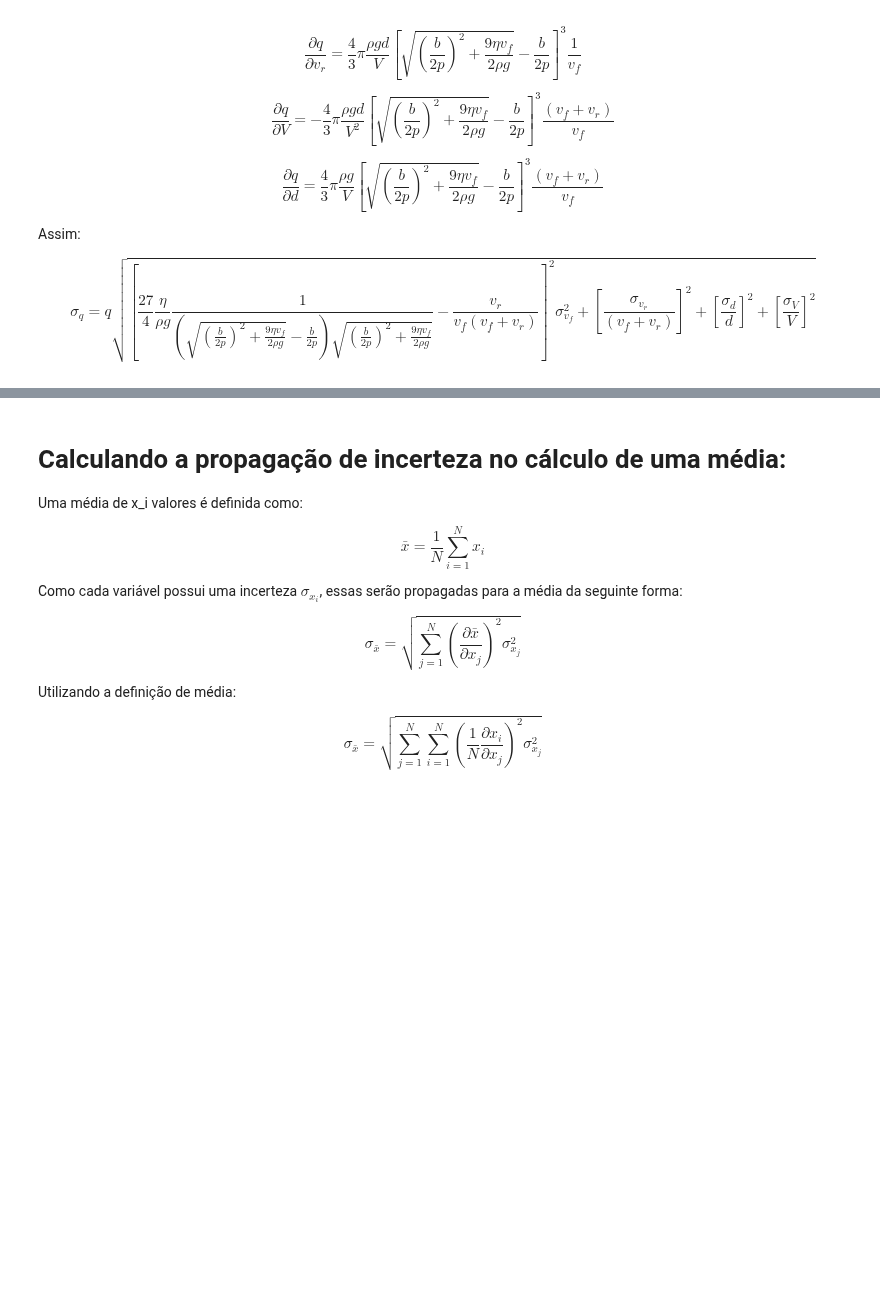
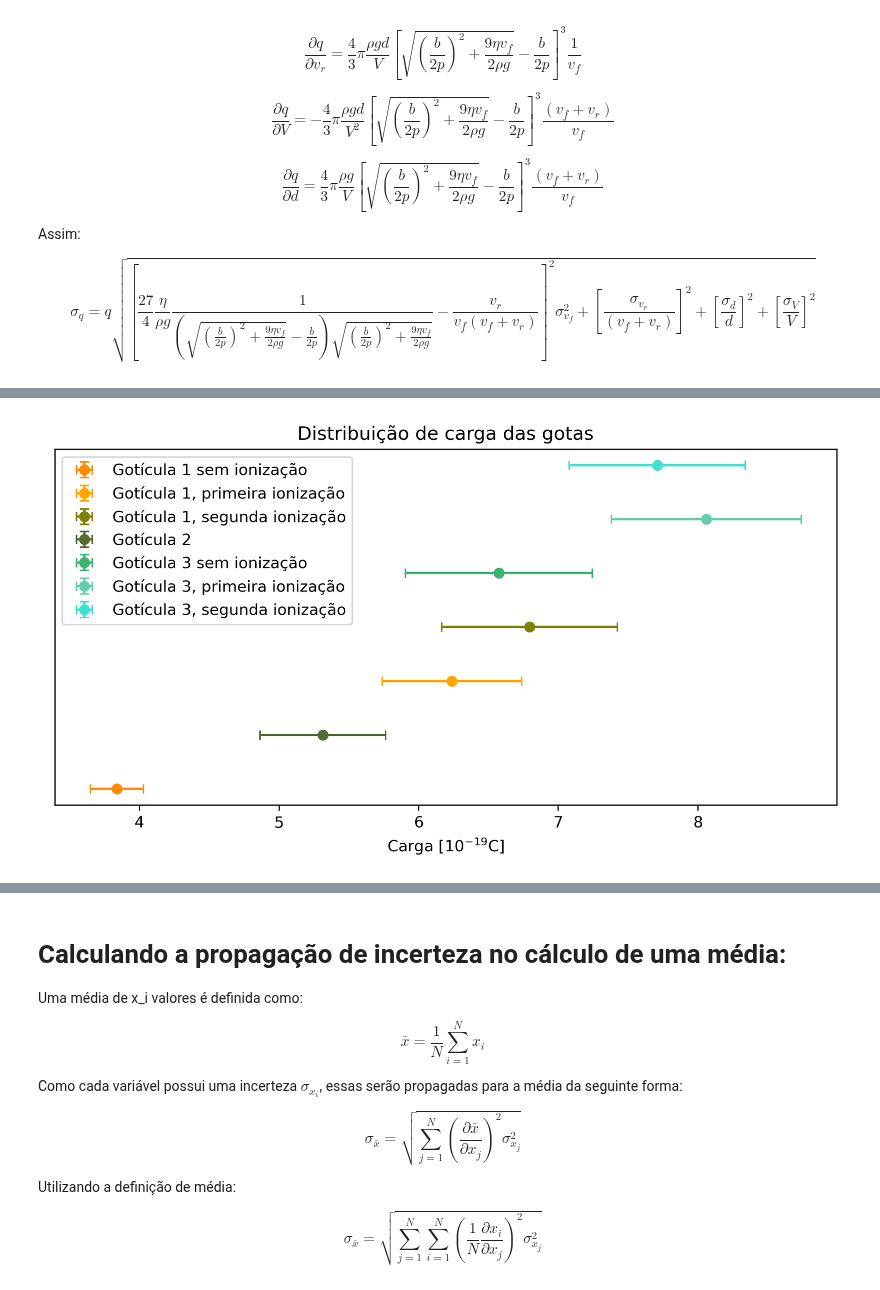
Before and after one commit to viniciusrocca/College_Codes, a Jupyter notebook: Lab3/Millikan_Oil_Drop.ipynb, the cells around one changed output, grey strips where cells are left out. Saved outputs shown, nothing was run; the diff lists cells and outputs as text; code cells hidden in the pictures; blank space fills up the shorter version.

```diff
--- a/Lab3/Millikan_Oil_Drop.ipynb
+++ b/Lab3/Millikan_Oil_Drop.ipynb
@@ -313,0 +319,18 @@ plt.show()
+# %%
+plt.figure(figsize = [9.0,4.2], dpi = 300)
+plt.errorbar(q[0]/1e-19,[1],0,sigma_q[0]/1e-19,'o', color = 'Darkorange', capsize=3, label = 'Gotícula 1 sem ionização')
+plt.errorbar(q[1]/1e-19,[3],0,sigma_q[1]/1e-19,'o', color = 'Orange', capsize=3, label = 'Gotícula 1, primeira ionização')
+plt.errorbar(q[2]/1e-19,[4],0,sigma_q[2]/1e-19,'o', color = 'Olive', capsize=3, label = 'Gotícula 1, segunda ionização')
+plt.errorbar(q[3]/1e-19,[2],0,sigma_q[3]/1e-19,'o', color = 'Darkolivegreen', capsize=3, label ='Gotícula 2')
+plt.errorbar(q[4]/1e-19,[5],0,sigma_q[4]/1e-19,'o', color = 'Mediumseagreen', capsize=3, label = 'Gotícula 3 sem ionização')
+plt.errorbar(q[5]/1e-19,[6],0,sigma_q[5]/1e-19,'o', color = 'Mediumaquamarine', capsize=3, label = 'Gotícula 3, primeira ionização')
+plt.errorbar(q[6]/1e-19,[7],0,sigma_q[6]/1e-19,'o', color = 'Turquoise', capsize=3, label = 'Gotícula 3, segunda ionização')
+plt.yticks([])
+#plt.ylim([0.995,1.005])
+plt.xlabel(r'Carga [$10^{-19}$C]')
+plt.title('Distribuição de carga das gotas')
+plt.legend()
+plt.savefig('Charge_dist.pdf', dpi = 300)
+plt.show()
+# %% [output]
+[figure, added]
```
Also changed, not shown: parts of 14 cells of this notebook.
